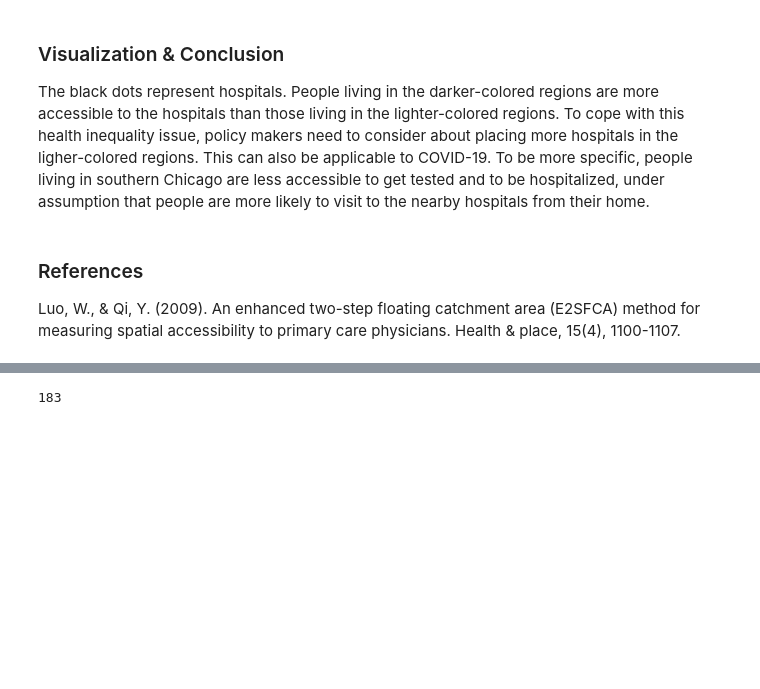
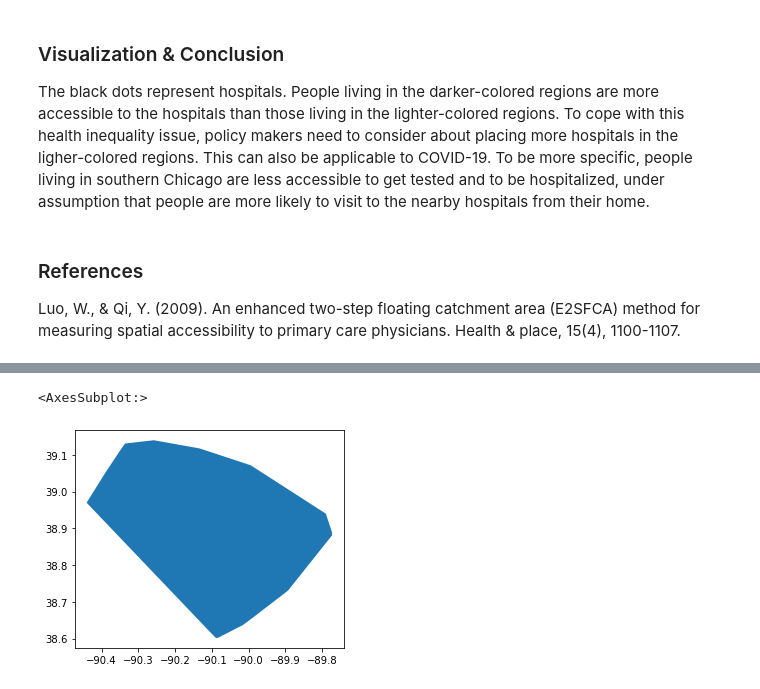
Before and after one commit to GIS4DEV/illinois-accessibility, a Jupyter notebook: COVID-19AccessibilityNotebook-main/COVID-19Acc.ipynb, the cells around one changed output, grey strips where cells are left out. Saved outputs shown, nothing was run; the diff lists cells and outputs as text; code cells hidden in the pictures; blank space fills up the shorter version.

```diff
--- a/COVID-19AccessibilityNotebook-main/COVID-19Acc.ipynb
+++ b/COVID-19AccessibilityNotebook-main/COVID-19Acc.ipynb
@@ -243,7 +243,7 @@ Returns:
 * GeoDataFrame the catchment area.
 # %%
 def calculate_catchment_area(G, nearest_osm, distance, distance_unit = "time"):
-    road_network = nx.ego_graph(G, nearest_osm, distance, distance=distance_unit)
+    road_network = G.subgraph(nx.single_source_dijkstra_path_length(G, nearest_osm, distance, distance_unit))
     nodes = [Point((data['x'], data['y'])) for node, data in road_network.nodes(data=True)]
     polygon = gpd.GeoSeries(nodes).unary_union.convex_hull ## to create convex hull
     polygon = gpd.GeoDataFrame(gpd.GeoSeries(polygon)) ## change polygon to geopandas
@@ -544,4 +531,0 @@ Wall time: 42.1 s
-# %%
-len(subgraph_30)
-# %% [output]
-183
@@ -547,0 +535,5 @@ len(subgraph_30)
+# %%
+calculate_catchment_area(G, hospitals['nearest_osm'][0],30,'time').plot()
+# %% [output]
+<AxesSubplot:>
+[figure, added]
```
Also changed, not shown: parts of 10 cells of this notebook, 1 other file.
